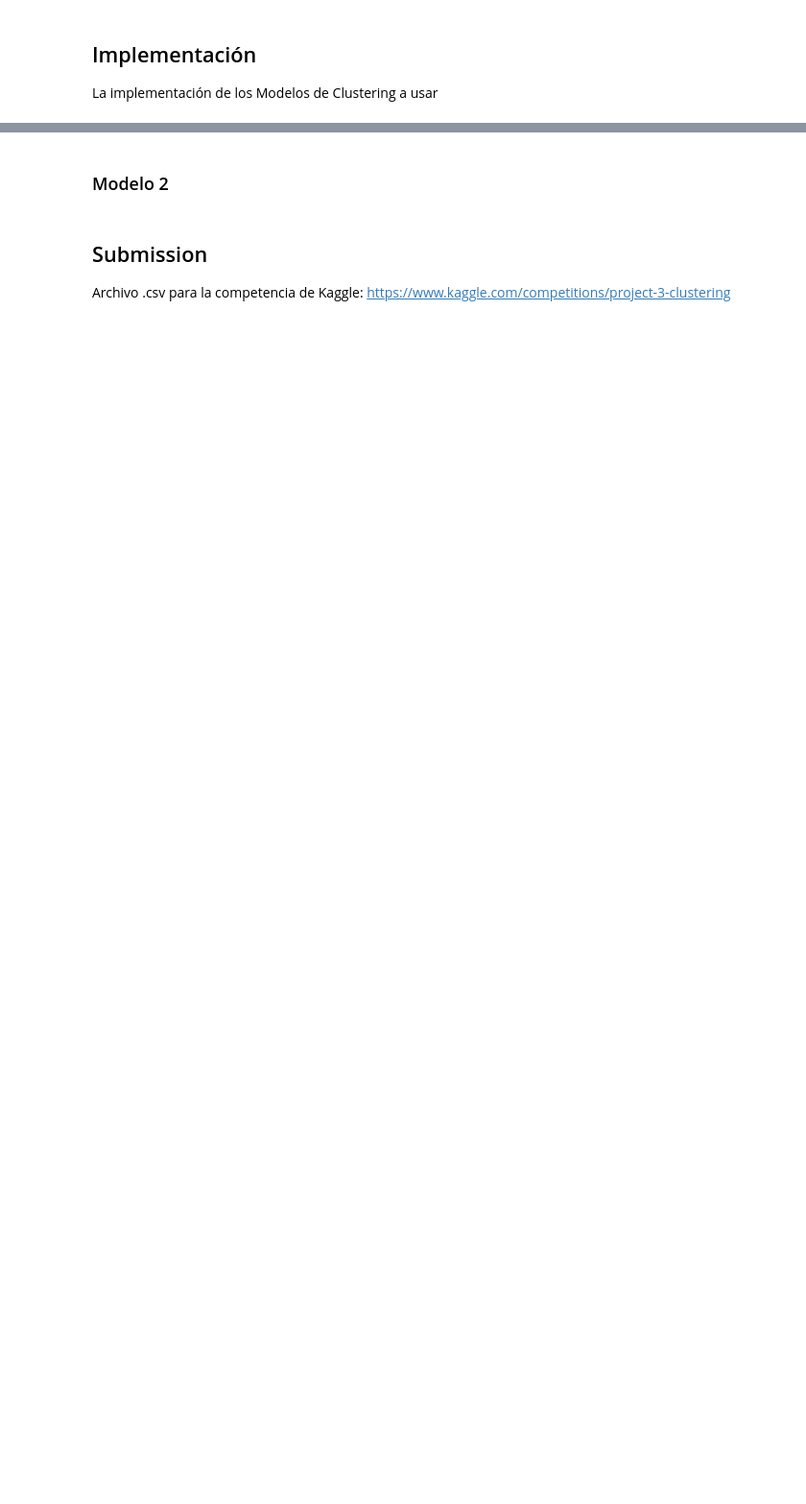
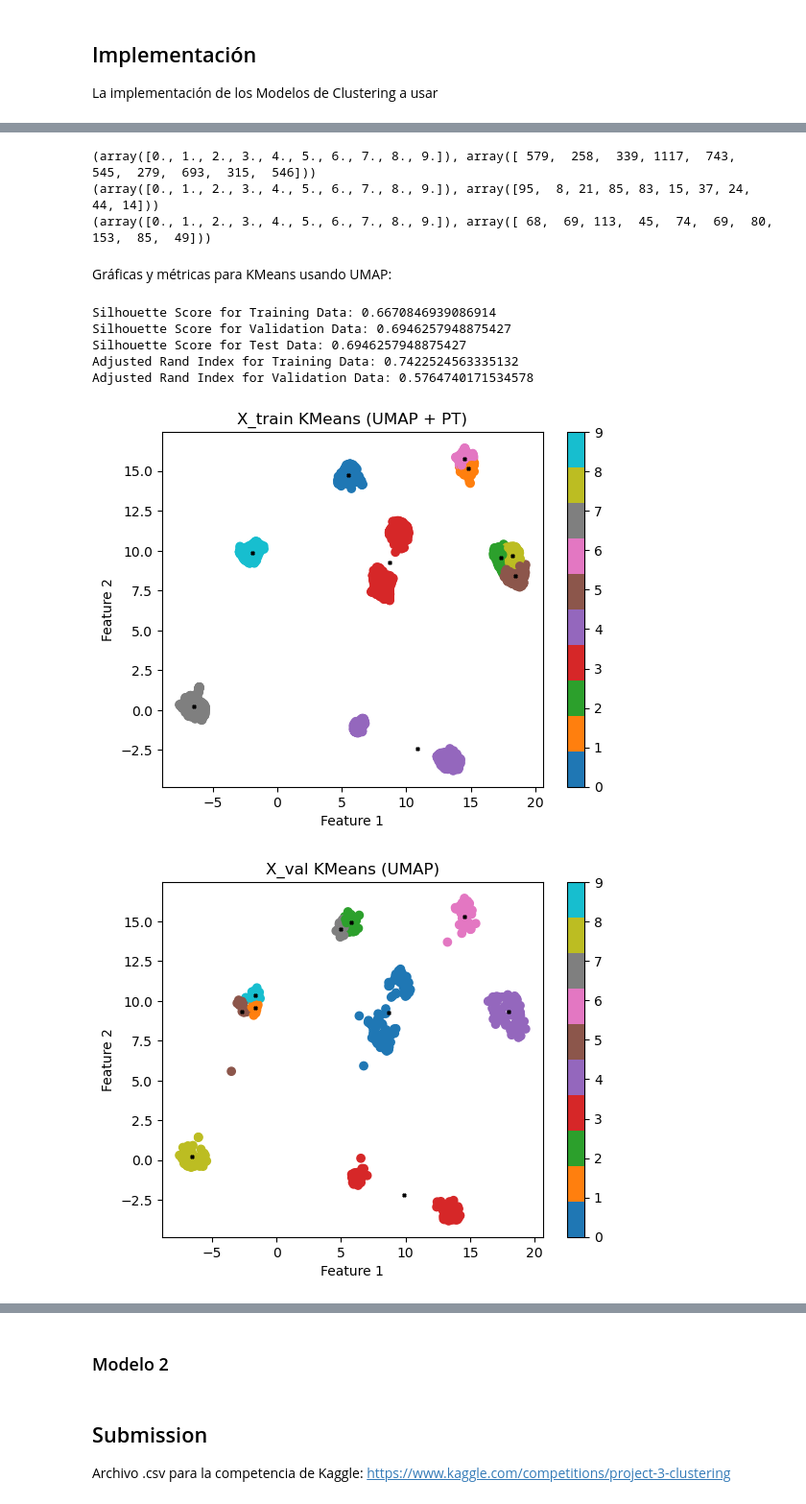
Before and after one commit to slamgLuke/HAClustering, a Jupyter notebook: main.ipynb, the cells around one changed output, grey strips where cells are left out. Shown: that part at 96% size. Drawn from its saved outputs; the diff is of its cells as text; code cells hidden in the pictures; blank space fills up the shorter version.

Commit message:
dimensionality reduction + kmeans

```diff
--- a/main.ipynb
+++ b/main.ipynb
@@ -175,0 +375,64 @@ La implementación de los Modelos de Clustering a usar
+# %%
+centroides_train, kmeans_train_labels = kmeans(X_train_umap, 10, 0.01)
+centroides_val, kmeans_val_labels = kmeans(X_val_umap, 10, 0.01)
+centroides_test, kmeans_test_labels = kmeans(X_test_umap, 10, 0.01)
+print(np.unique(kmeans_train_labels, return_counts=True))
+print(np.unique(kmeans_val_labels, return_counts=True))
+print(np.unique(kmeans_test_labels, return_counts=True))
+# %% [output]
+(array([0., 1., 2., 3., 4., 5., 6., 7., 8., 9.]), array([ 579,  258,  339, 1117,  743,  545,  279,  693,  315,  546]))
+(array([0., 1., 2., 3., 4., 5., 6., 7., 8., 9.]), array([95,  8, 21, 85, 83, 15, 37, 24, 44, 14]))
+(array([0., 1., 2., 3., 4., 5., 6., 7., 8., 9.]), array([ 68,  69, 113,  45,  74,  69,  80, 153,  85,  49]))
+# %% [markdown]
+Gráficas y métricas para KMeans usando UMAP:
+# %%
+silhouette_train = silhouette_score(X_train_umap, kmeans_train_labels)
+silhouette_val = silhouette_score(X_val_umap, kmeans_val_labels)
+silhouette_val = silhouette_score(X_test_umap, kmeans_test_labels)
+rand_index_train = adjusted_rand_score(Y_train[0], kmeans_train_labels)
+rand_index_val = adjusted_rand_score(Y_val[0], kmeans_val_labels)
+
+print(f"Silhouette Score for Training Data: {silhouette_train}")
+print(f"Silhouette Score for Validation Data: {silhouette_val}")
+print(f"Silhouette Score for Test Data: {silhouette_val}")
+print(f"Adjusted Rand Index for Training Data: {rand_index_train}")
+print(f"Adjusted Rand Index for Validation Data: {rand_index_val}")
+
+# Plot for X_train
+fig = plt.figure()
+plt.scatter(X_train_umap[:, 0], X_train_umap[:, 1], c=kmeans_train_labels, cmap='tab10')
+plt.title("X_train KMeans (UMAP + PT)")
+plt.xlabel("Feature 1")
+plt.ylabel("Feature 2")
+plt.colorbar()
+plt.scatter(centroides_train[:, 0], centroides_train[:, 1], c='black', marker='X', s=5)
+plt.show()
+
+
+# Plot for X_val
+fig = plt.figure()
+plt.scatter(X_val_umap[:, 0], X_val_umap[:, 1], c=kmeans_val_labels, cmap='tab10')
+plt.title("X_val KMeans (UMAP)")
+plt.xlabel("Feature 1")
+plt.ylabel("Feature 2")
+plt.colorbar()
+plt.scatter(centroides_val[:, 0], centroides_val[:, 1], c='black', marker='X', s=5)
+plt.show()
+
+# Plot for X_val
+fig = plt.figure()
+plt.scatter(X_test_umap[:, 0], X_test_umap[:, 1], c=kmeans_test_labels, cmap='tab10')
+plt.title("X_test KMeans (UMAP)")
+plt.xlabel("Feature 1")
+plt.ylabel("Feature 2")
+plt.colorbar()
+plt.scatter(centroides_test[:, 0], centroides_test[:, 1], c='black', marker='X', s=5)
+plt.show()
+# %% [output]
+Silhouette Score for Training Data: 0.6670846939086914
+Silhouette Score for Validation Data: 0.6946257948875427
+Silhouette Score for Test Data: 0.6946257948875427
+Adjusted Rand Index for Training Data: 0.7422524563335132
+Adjusted Rand Index for Validation Data: 0.5764740171534578
+[figure, added]
+[figure, added]
```
Also changed, not shown: parts of 19 cells of this notebook.
